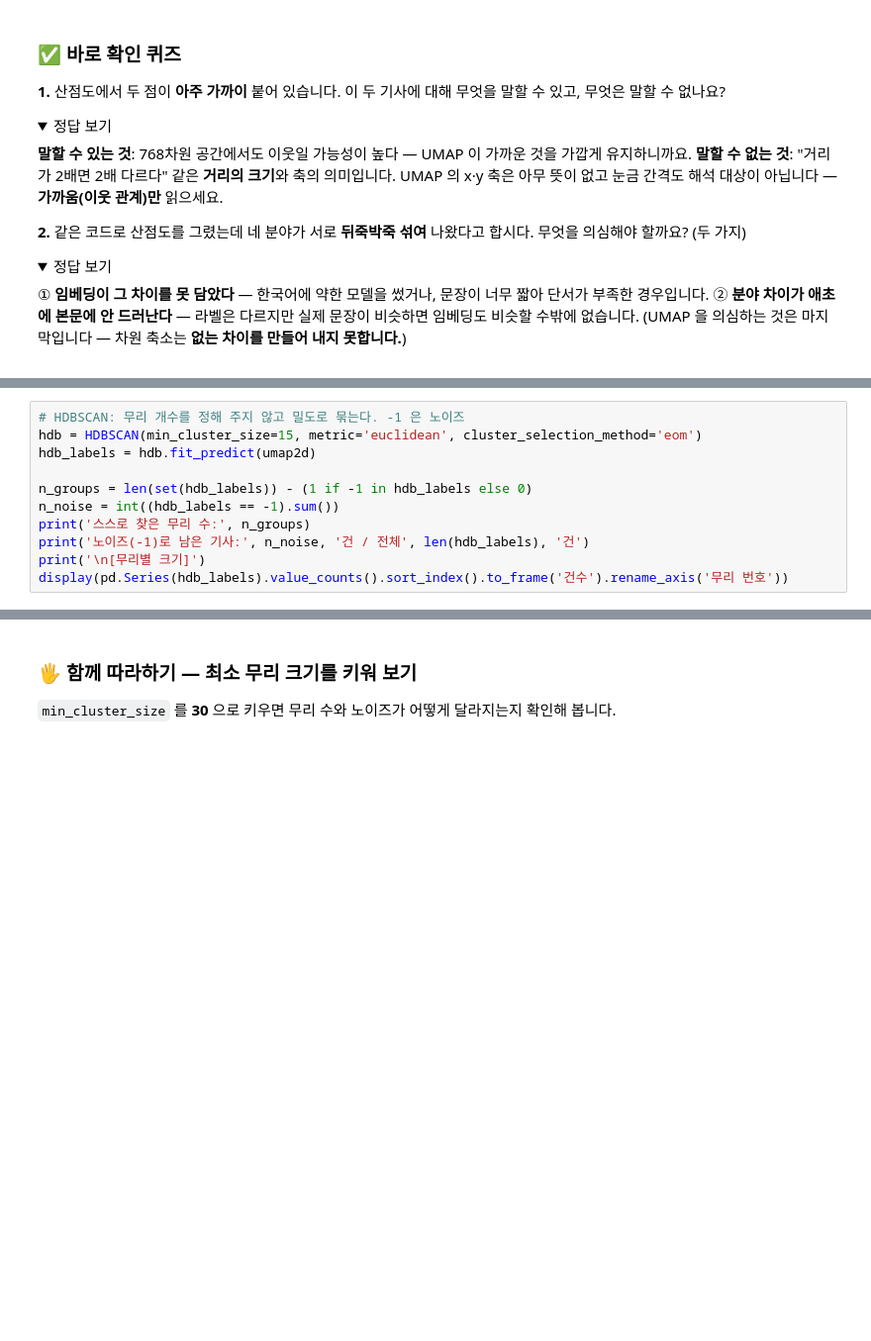
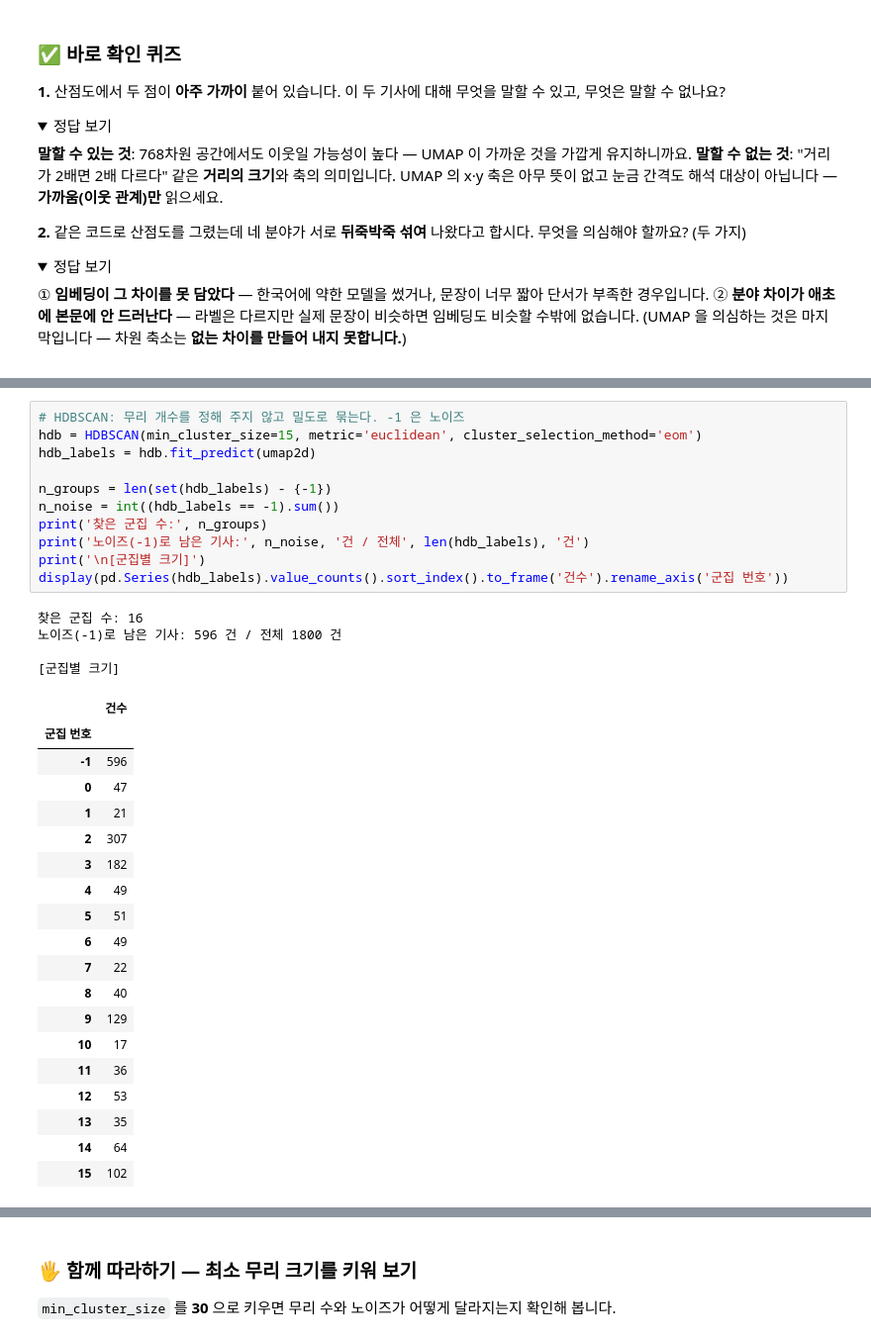
Before and after one commit to paircodingofficial-cloud/enkoa-practice-data-analysis, a Jupyter notebook: day13_토픽모델링_심화/교안_01_임베딩_군집화.ipynb, the cells around one changed output, grey strips where cells are left out. Shown at 99% size. Saved outputs shown, nothing was run; the diff lists cells and outputs as text; folded sections open; blank space fills up the shorter version.

```diff
--- a/day13_토픽모델링_심화/교안_01_임베딩_군집화.ipynb
+++ b/day13_토픽모델링_심화/교안_01_임베딩_군집화.ipynb
@@ -266,12 +304,36 @@ print('같은 분야 기사들이 덩어리로 모여 있다 — 임베딩이
 # %%
 # HDBSCAN: 무리 개수를 정해 주지 않고 밀도로 묶는다. -1 은 노이즈
 hdb = HDBSCAN(min_cluster_size=15, metric='euclidean', cluster_selection_method='eom')
 hdb_labels = hdb.fit_predict(umap2d)
 
-n_groups = len(set(hdb_labels)) - (1 if -1 in hdb_labels else 0)
+n_groups = len(set(hdb_labels) - {-1})
 n_noise = int((hdb_labels == -1).sum())
-print('스스로 찾은 무리 수:', n_groups)
+print('찾은 군집 수:', n_groups)
 print('노이즈(-1)로 남은 기사:', n_noise, '건 / 전체', len(hdb_labels), '건')
-print('\n[무리별 크기]')
-display(pd.Series(hdb_labels).value_counts().sort_index().to_frame('건수').rename_axis('무리 번호'))
+print('\n[군집별 크기]')
+display(pd.Series(hdb_labels).value_counts().sort_index().to_frame('건수').rename_axis('군집 번호'))
+# %% [output]
+찾은 군집 수: 16
+노이즈(-1)로 남은 기사: 596 건 / 전체 1800 건
+
+[군집별 크기]
+|  | 건수 |
+| 군집 번호 |  |
+| -1 | 596 |
+| 0 | 47 |
+| 1 | 21 |
+| 2 | 307 |
+| 3 | 182 |
+| 4 | 49 |
+| 5 | 51 |
+| 6 | 49 |
+| 7 | 22 |
+| 8 | 40 |
+| 9 | 129 |
+| 10 | 17 |
+| 11 | 36 |
+| 12 | 53 |
+| 13 | 35 |
+| 14 | 64 |
+| 15 | 102 |
 # %% [markdown]
```
Also changed, not shown: parts of 15 cells of this notebook, 2 other files.
